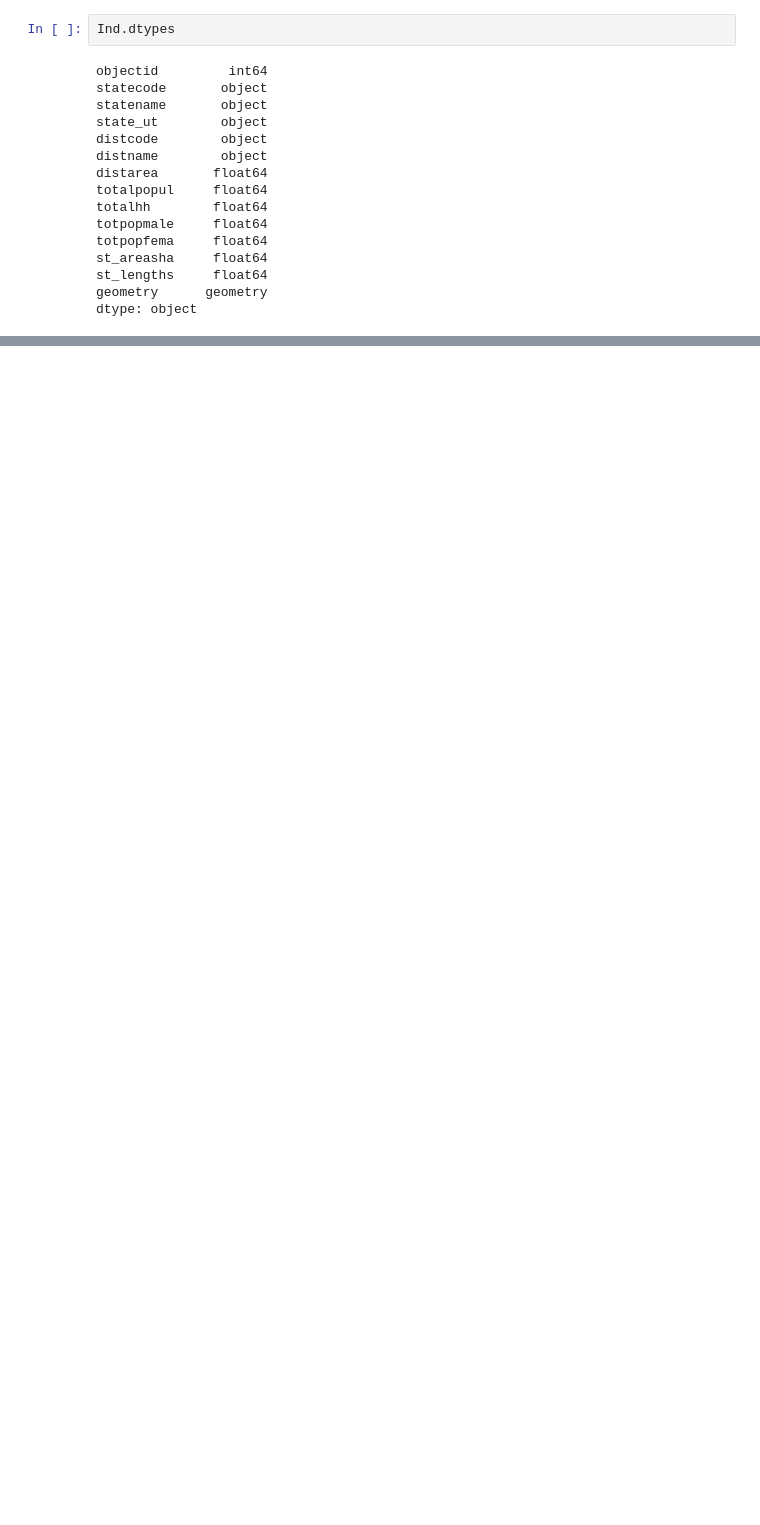
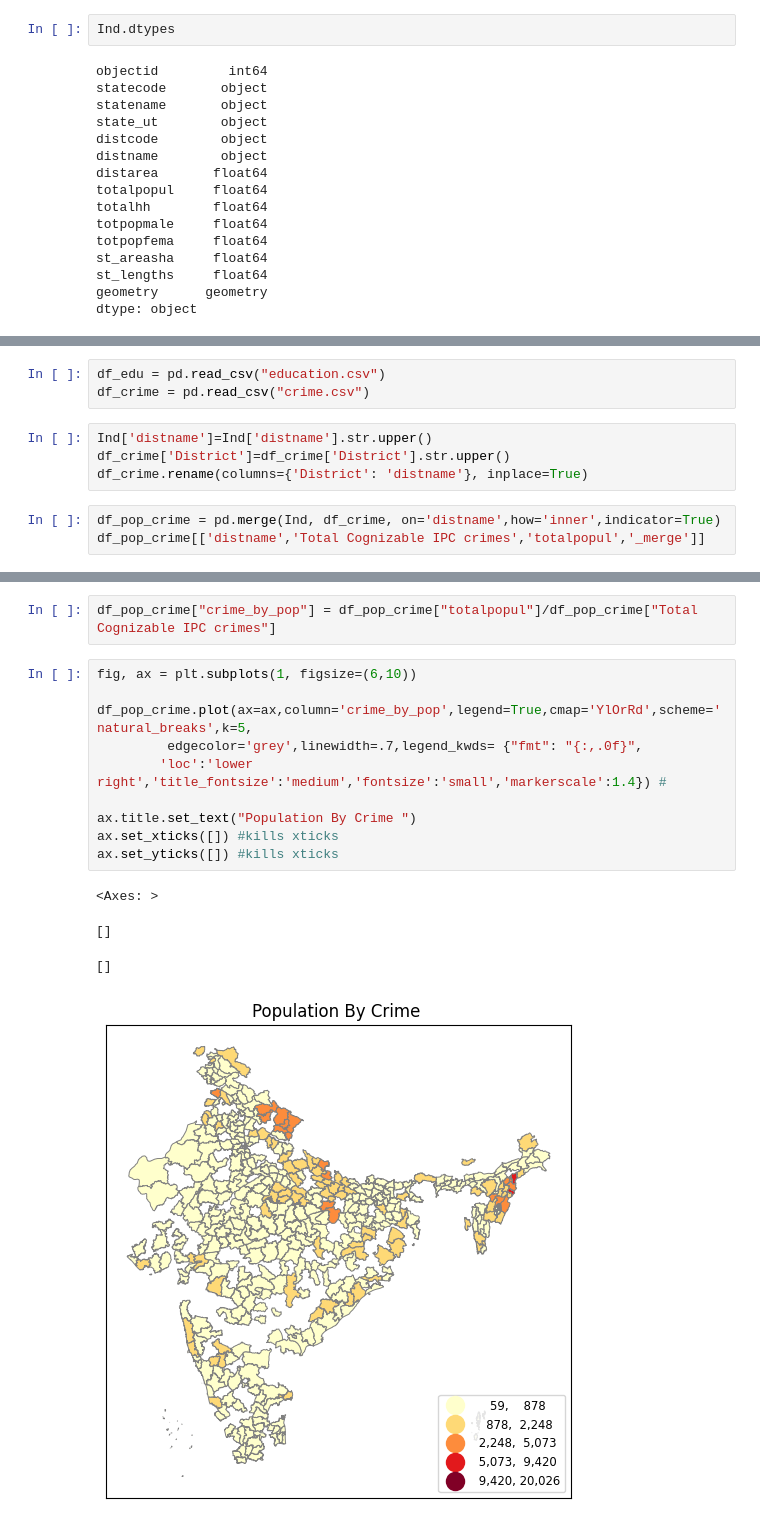
Before and after one commit to Dhairya890/GIS-SEM1, a Jupyter notebook: GIS_INDIA.ipynb, the cells around one changed output, grey strips where cells are left out. Saved outputs shown, nothing was run; the diff lists cells and outputs as text; blank space fills up the shorter version.

```diff
--- a/GIS_INDIA.ipynb
+++ b/GIS_INDIA.ipynb
@@ -94,0 +100,10 @@ dtype: object
+# %%
+df_edu = pd.read_csv("education.csv")
+df_crime = pd.read_csv("crime.csv")
+# %%
+Ind['distname']=Ind['distname'].str.upper()
+df_crime['District']=df_crime['District'].str.upper()
+df_crime.rename(columns={'District': 'distname'}, inplace=True)
+# %%
+df_pop_crime = pd.merge(Ind, df_crime, on='distname',how='inner',indicator=True)
+df_pop_crime[['distname','Total Cognizable IPC crimes','totalpopul','_merge']]
@@ -94,0 +124,17 @@ dtype: object
+# %%
+df_pop_crime["crime_by_pop"] = df_pop_crime["totalpopul"]/df_pop_crime["Total Cognizable IPC crimes"]
+# %%
+fig, ax = plt.subplots(1, figsize=(6,10))
+
+df_pop_crime.plot(ax=ax,column='crime_by_pop',legend=True,cmap='YlOrRd',scheme='natural_breaks',k=5,
+         edgecolor='grey',linewidth=.7,legend_kwds= {"fmt": "{:,.0f}",
+        'loc':'lower right','title_fontsize':'medium','fontsize':'small','markerscale':1.4}) #
+
+ax.title.set_text("Population By Crime ")
+ax.set_xticks([]) #kills xticks
+ax.set_yticks([]) #kills xticks
+# %% [output]
+<Axes: >
+[]
+[]
+[figure, added]
```
Also changed, not shown: parts of 21 cells of this notebook.
